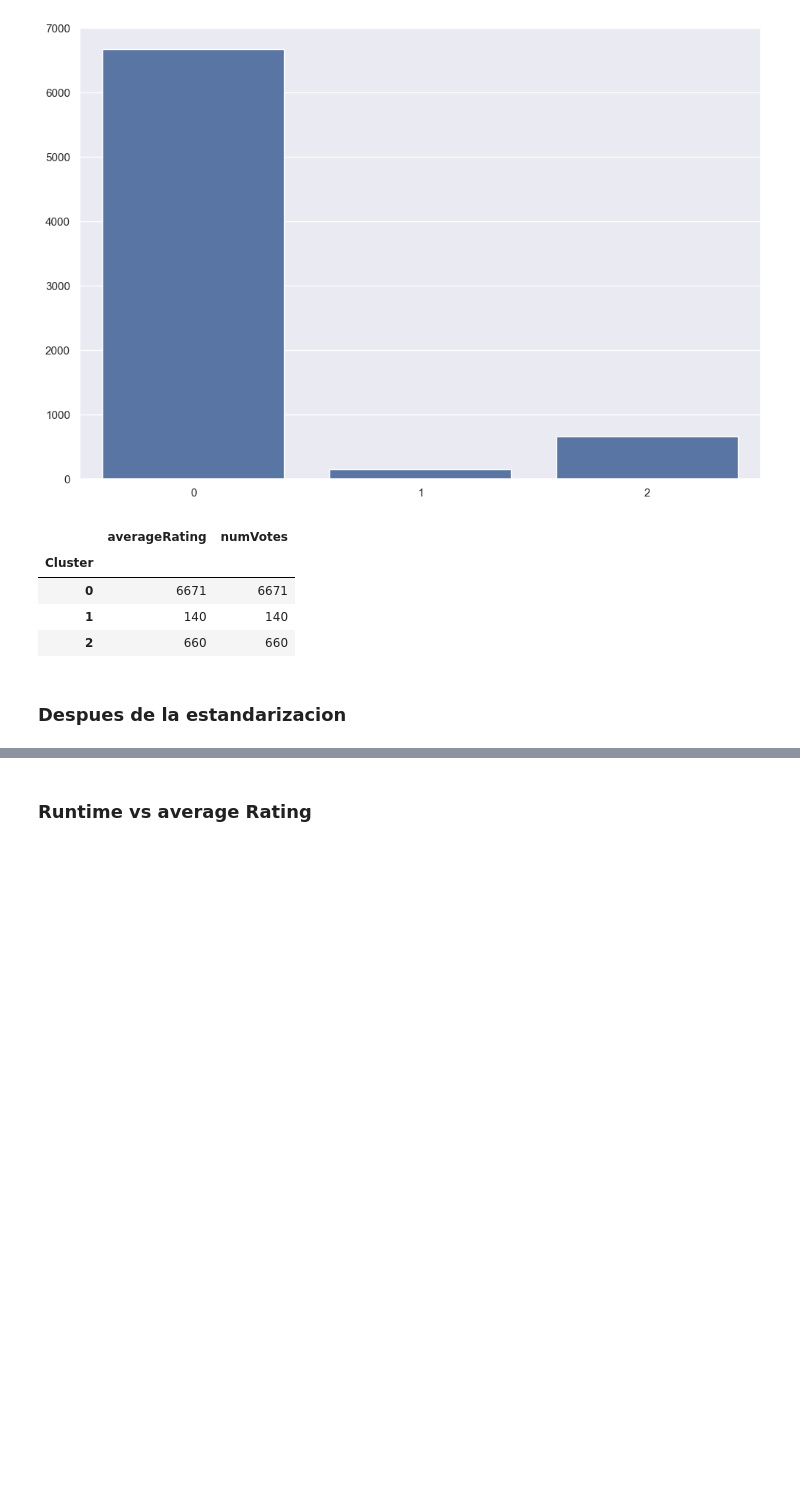
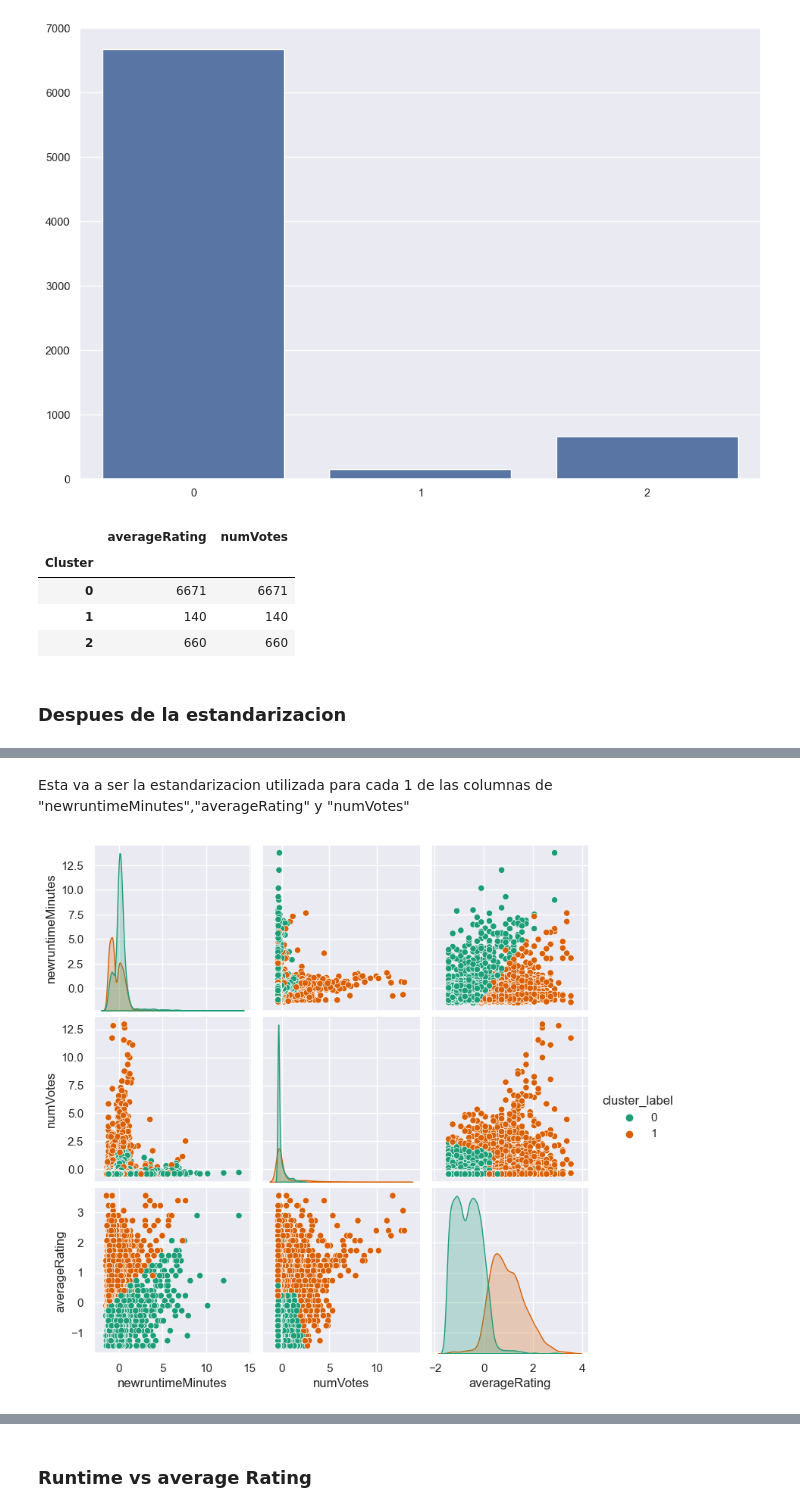
Before and after one commit to jf-garciam1/Lab-BI, a Jupyter notebook: Lab1.ipynb, the cells around one changed output, grey strips where cells are left out. Drawn from its saved outputs; the diff is of its cells as text; code cells hidden in the pictures; blank space fills up the shorter version.

```diff
--- a/Lab1.ipynb
+++ b/Lab1.ipynb
@@ -618,0 +584,32 @@ df_movies.head()
+# %% [markdown]
+Esta va a ser la estandarizacion utilizada para cada 1 de las columnas de "newruntimeMinutes","averageRating" y "numVotes"
+# %%
+
+# Selecciona las tres columnas que deseas normalizar
+columns_to_normalize = ["newruntimeMinutes", "numVotes", "averageRating"]
+
+# Crea un nuevo DataFrame con las columnas seleccionadas
+data_to_normalize = df_movies[columns_to_normalize].copy()
+
+# Crea un objeto StandardScaler
+scaler = StandardScaler()
+
+# Ajusta y transforma los datos para normalizar
+normalized_data = scaler.fit_transform(data_to_normalize)
+
+# Crea un nuevo DataFrame con los datos normalizados
+df_normalized = pd.DataFrame(normalized_data, columns=columns_to_normalize)
+# %%
+# Aplicar el algoritmo K-Means para agrupar los datos
+num_clusters = 2  # Número de clusters deseado
+kmeans = KMeans(n_clusters=num_clusters, random_state=30)
+kmeans.fit(df_normalized)
+
+# Agregar las etiquetas de cluster al DataFrame
+df_normalized['cluster_label'] = kmeans.labels_
+
+# Pairplot para visualizar las relaciones entre pares de columnas con información de clustering
+sns.pairplot(df_normalized, hue='cluster_label', palette='Dark2')
+plt.show()
+# %% [output]
+[figure, added]
```
Also changed, not shown: parts of 24 cells of this notebook.
